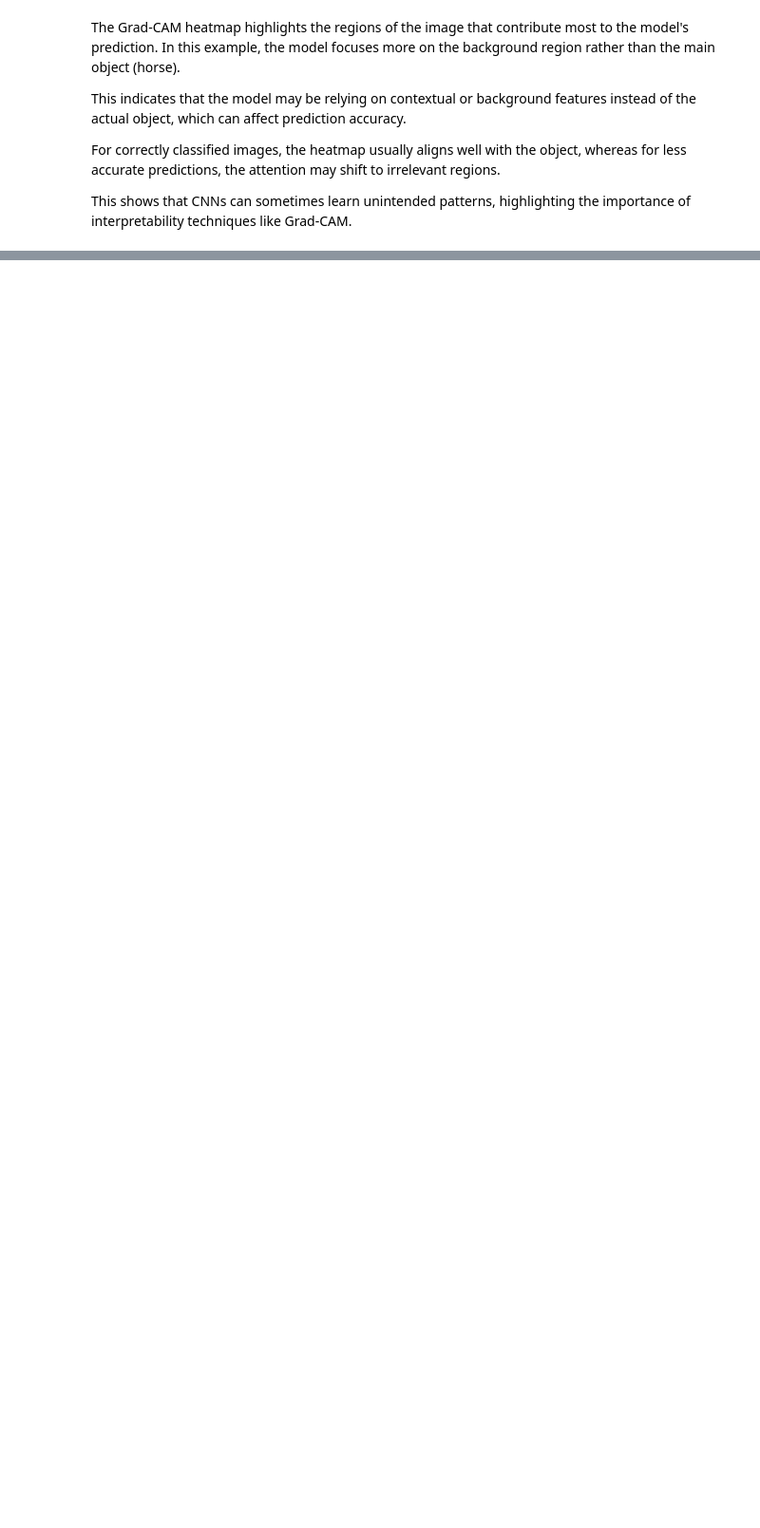
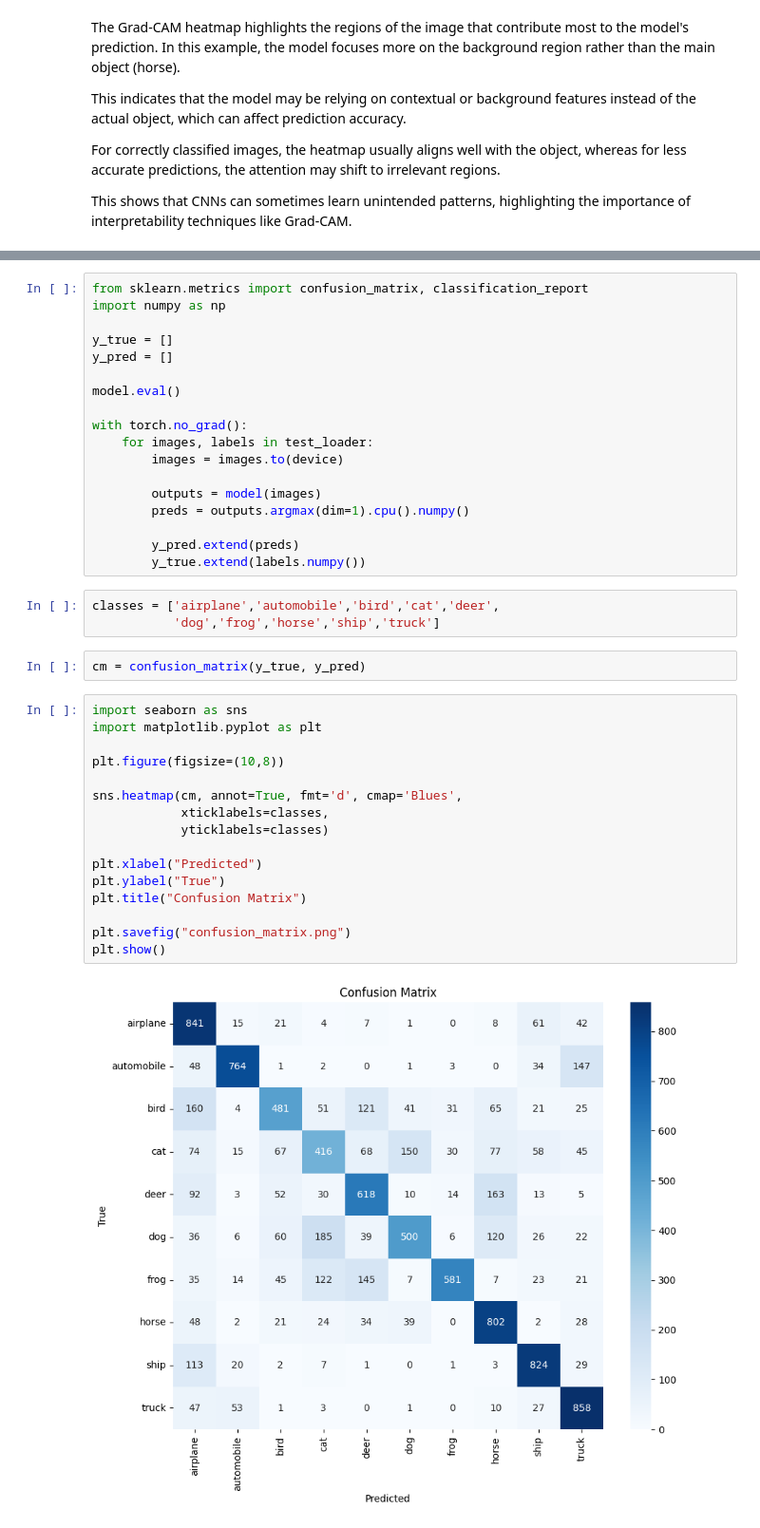
Before and after one commit to Harshactinium07/ML-Assignment, a Jupyter notebook: Assignment-ML-LAB.ipynb, the cells around one changed output, grey strips where cells are left out. Shown at 95% size. Saved outputs shown, nothing was run; the diff lists cells and outputs as text; blank space fills up the shorter version.

```diff
--- a/Assignment-ML-LAB.ipynb
+++ b/Assignment-ML-LAB.ipynb
@@ -1082,0 +1169,41 @@ This shows that CNNs can sometimes learn unintended patterns, highlighting the i
+# %%
+from sklearn.metrics import confusion_matrix, classification_report
+import numpy as np
+
+y_true = []
+y_pred = []
+
+model.eval()
+
+with torch.no_grad():
+    for images, labels in test_loader:
+        images = images.to(device)
+
+        outputs = model(images)
+        preds = outputs.argmax(dim=1).cpu().numpy()
+
+        y_pred.extend(preds)
+        y_true.extend(labels.numpy())
+# %%
+classes = ['airplane','automobile','bird','cat','deer',
+           'dog','frog','horse','ship','truck']
+# %%
+cm = confusion_matrix(y_true, y_pred)
+# %%
+import seaborn as sns
+import matplotlib.pyplot as plt
+
+plt.figure(figsize=(10,8))
+
+sns.heatmap(cm, annot=True, fmt='d', cmap='Blues',
+            xticklabels=classes,
+            yticklabels=classes)
+
+plt.xlabel("Predicted")
+plt.ylabel("True")
+plt.title("Confusion Matrix")
+
+plt.savefig("confusion_matrix.png")
+plt.show()
+# %% [output]
+[figure, added]
```
Also changed, not shown: parts of 12 cells of this notebook.
